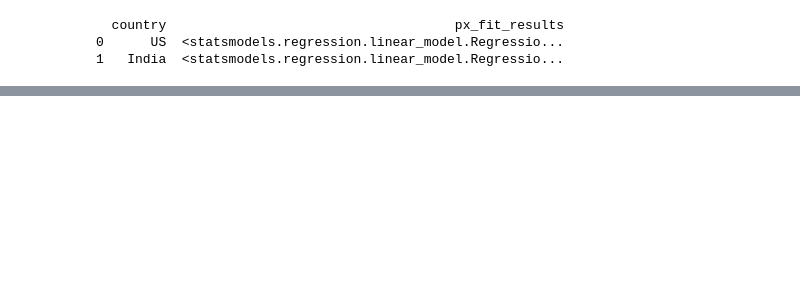
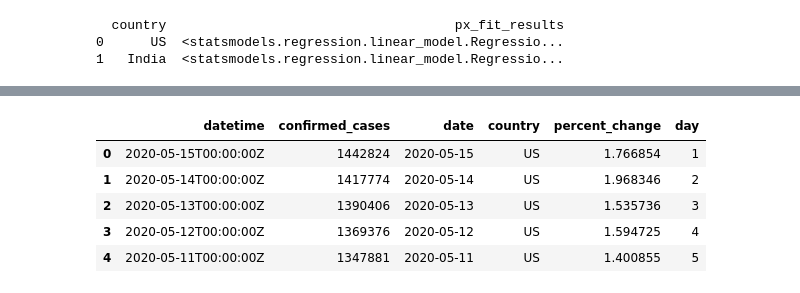
Before and after one commit to AksChougule/clinical-text, a Jupyter notebook: covid19-cases/covid-19-cases-eda-with-covid19py.ipynb, the cells around one changed output, grey strips where cells are left out. Drawn from its saved outputs; the diff is of its cells as text; code cells hidden in the pictures; blank space fills up the shorter version.

```diff
--- a/covid19-cases/covid-19-cases-eda-with-covid19py.ipynb
+++ b/covid19-cases/covid-19-cases-eda-with-covid19py.ipynb
@@ -209,0 +240,9 @@ print(results)
+# %%
+us_confirmed.head()
+# %% [output]
+|  | datetime | confirmed_cases | date | country | percent_change | day |
+| 0 | 2020-05-15T00:00:00Z | 1442824 | 2020-05-15 | US | 1.766854 | 1 |
+| 1 | 2020-05-14T00:00:00Z | 1417774 | 2020-05-14 | US | 1.968346 | 2 |
+| 2 | 2020-05-13T00:00:00Z | 1390406 | 2020-05-13 | US | 1.535736 | 3 |
+| 3 | 2020-05-12T00:00:00Z | 1369376 | 2020-05-12 | US | 1.594725 | 4 |
+| 4 | 2020-05-11T00:00:00Z | 1347881 | 2020-05-11 | US | 1.400855 | 5 |
```
Also changed, not shown: parts of 13 cells of this notebook.
